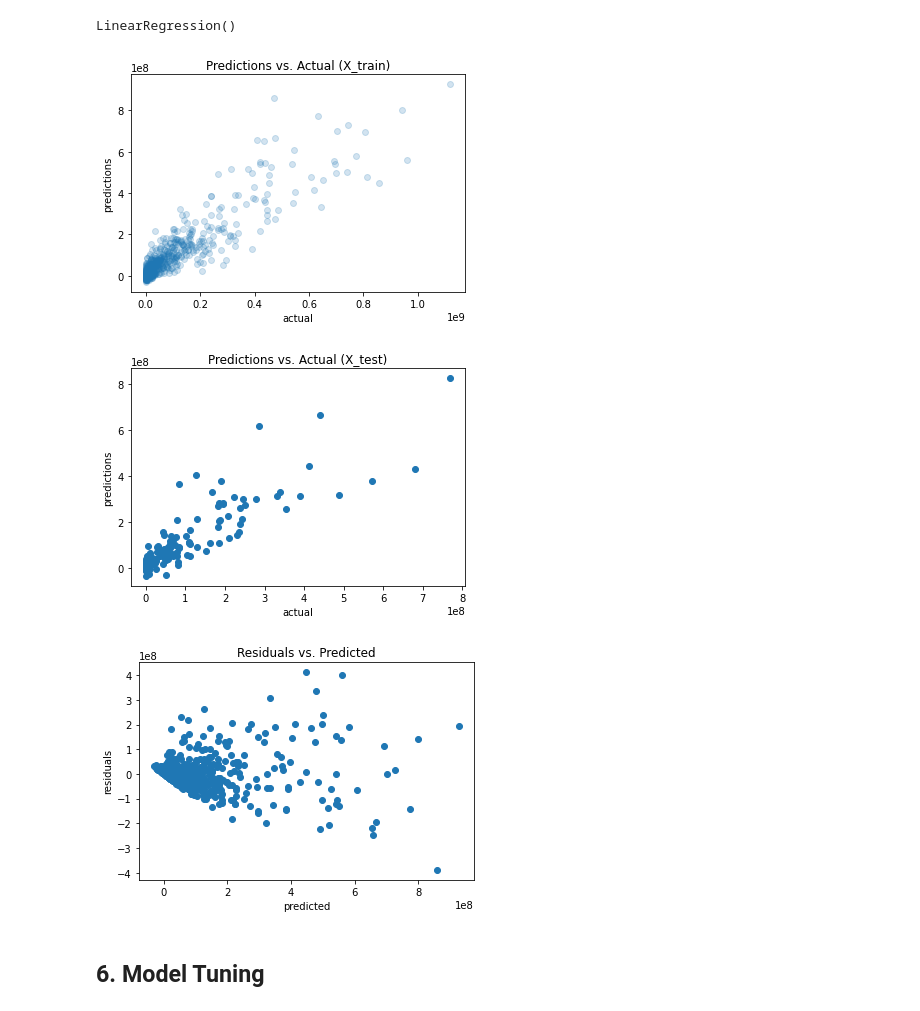
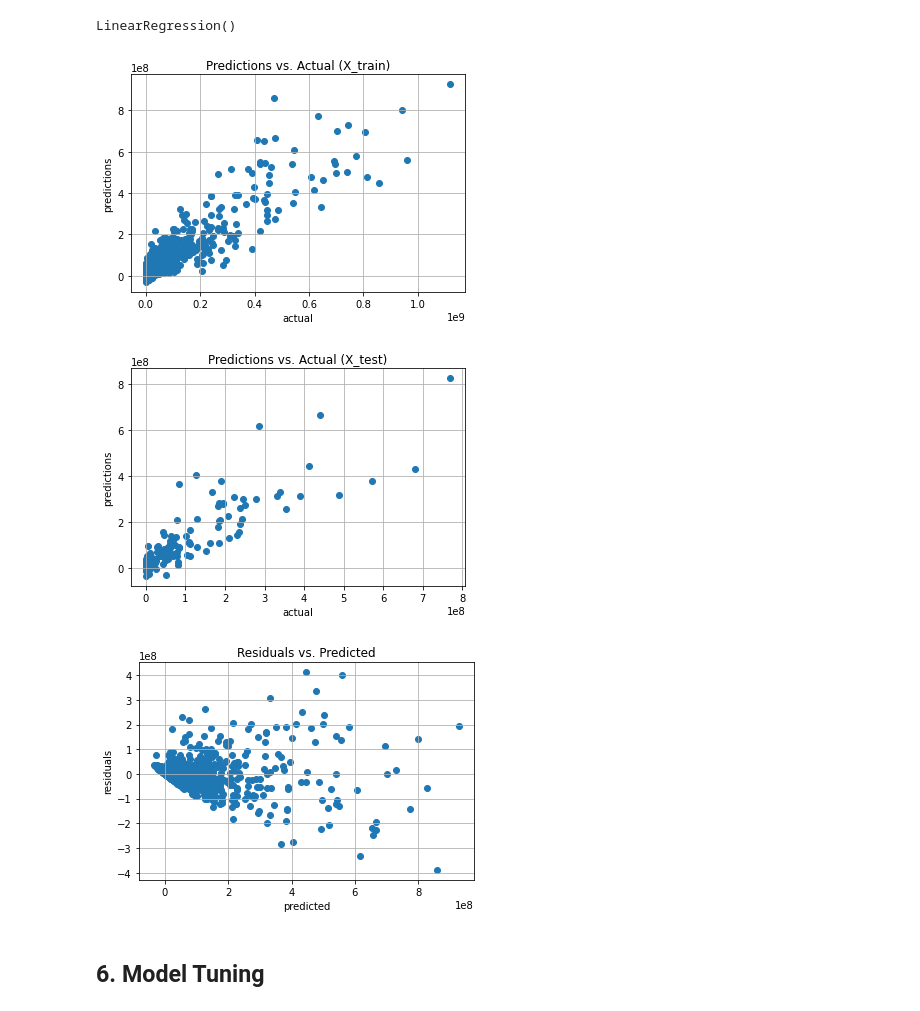
Before and after one commit to slp22/regression-project, a Jupyter notebook: adaptation_movies_regression.ipynb, the cells around one changed output. Cells and saved outputs as stored; diff of their text form; code cells hidden in the pictures.

```diff
--- a/adaptation_movies_regression.ipynb
+++ b/adaptation_movies_regression.ipynb
@@ -336,14 +336,15 @@ LinearRegression()
 # %%
 # lin_reg train: fitted vs. actual
 y_train_predict = lin_reg.predict(X_train)
 
-plt.scatter(y_train, y_train_predict, alpha=0.2)
+plt.scatter(y_train, y_train_predict)
 plt.plot([0, 400], [0, 400])
 plt.title('Predictions vs. Actual (X_train)')
 plt.xlabel('actual')
-plt.ylabel('predictions');
+plt.ylabel('predictions')
+plt.grid();
 # %% [output]
-[figure, old version]
+[figure, new version]
 # %%
 # lin_reg test: fitted vs. actual
 y_test_predict = lin_reg.predict(X_test)
@@ -352,20 +353,23 @@ plt.scatter(y_test, y_test_predict)
 plt.plot([0, 400], [0, 400])
 plt.title('Predictions vs. Actual (X_test)')
 plt.xlabel('actual')
-plt.ylabel('predictions');
+plt.ylabel('predictions')
+plt.grid();
 # %% [output]
-[figure, old version]
+[figure, new version]
 # %%
 # lin_reg: residuals vs. predicted
-lin_reg_residuals = y_train - y_train_predict
+y_predict = lin_reg.predict(X)
+residuals = y - y_predict
 
-plt.scatter(y_train_predict, lin_reg_residuals)
+plt.scatter(y_predict, residuals)
 plt.plot([0,400], [0, 0])
 plt.title("Residuals vs. Predicted")
 plt.xlabel('predicted')
-plt.ylabel('residuals');
+plt.ylabel('residuals')
+plt.grid();
 # %% [output]
-[figure, old version]
+[figure, new version]
 # %% [markdown]
 ## 6. Model Tuning<a id='6'></a>
 # %%
```
Also changed, not shown: parts of 11 cells of this notebook.
